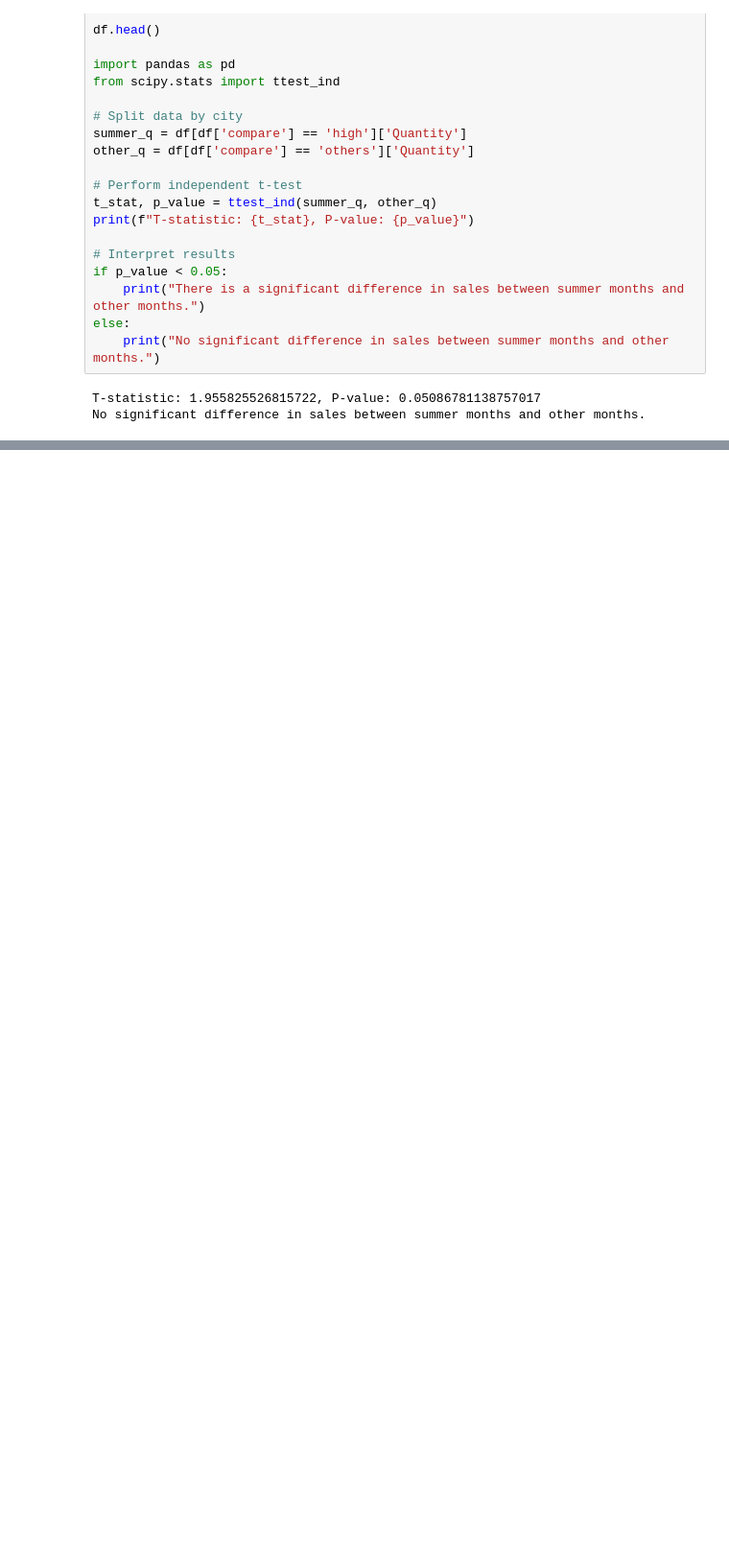
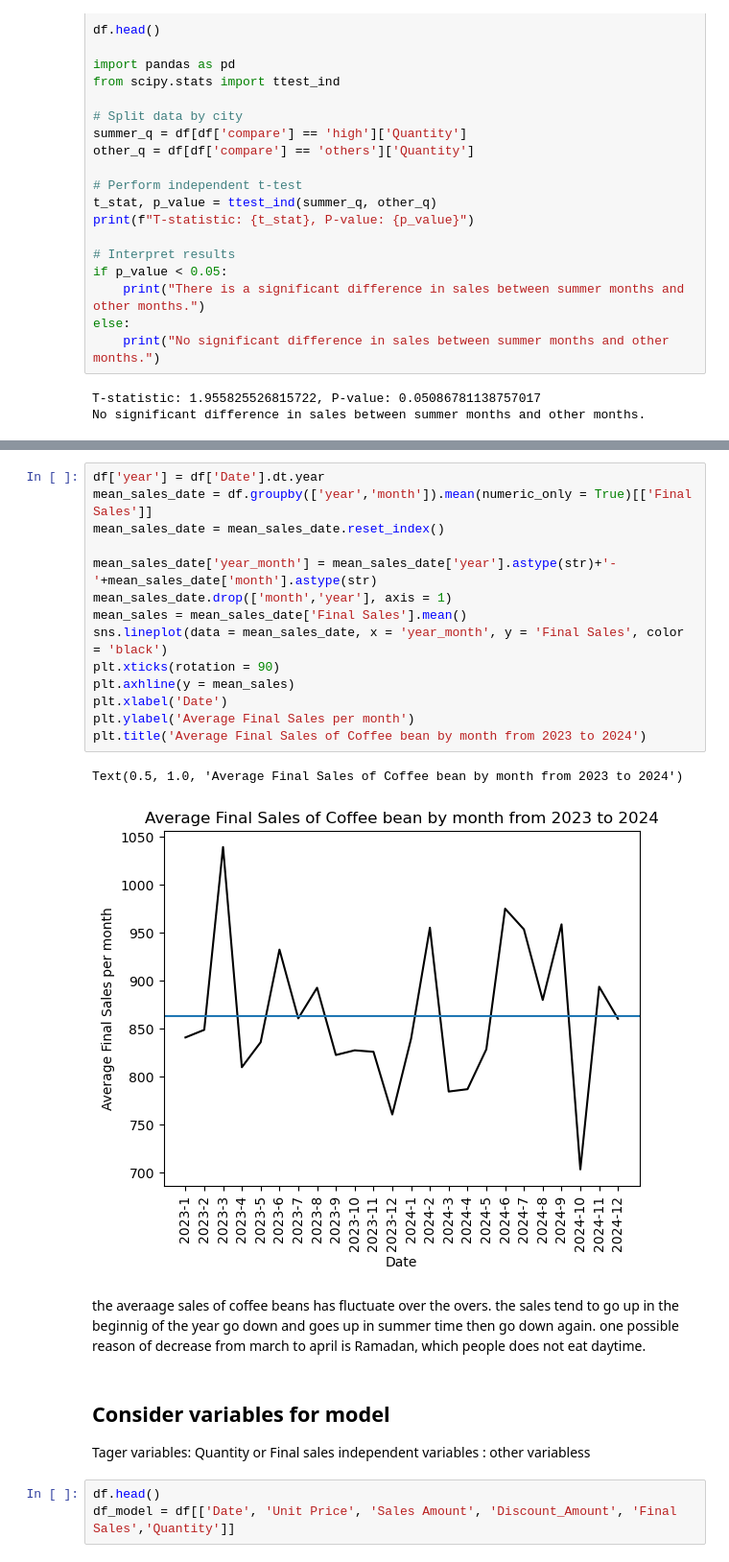
Before and after one commit to soonn22/CoffeeBeanSales, a Jupyter notebook: Analysis.ipynb, the cells around one changed output, grey strips where cells are left out. Shown at 96% size. Drawn from its saved outputs; the diff is of its cells as text; blank space fills up the shorter version.

```diff
--- a/Analysis.ipynb
+++ b/Analysis.ipynb
@@ -795,0 +839,27 @@ No significant difference in sales between summer months and other months.
+# %%
+df['year'] = df['Date'].dt.year
+mean_sales_date = df.groupby(['year','month']).mean(numeric_only = True)[['Final Sales']]
+mean_sales_date = mean_sales_date.reset_index()
+
+mean_sales_date['year_month'] = mean_sales_date['year'].astype(str)+'-'+mean_sales_date['month'].astype(str)
+mean_sales_date.drop(['month','year'], axis = 1)
+mean_sales = mean_sales_date['Final Sales'].mean()
+sns.lineplot(data = mean_sales_date, x = 'year_month', y = 'Final Sales', color = 'black')
+plt.xticks(rotation = 90)
+plt.axhline(y = mean_sales)
+plt.xlabel('Date')
+plt.ylabel('Average Final Sales per month')
+plt.title('Average Final Sales of Coffee bean by month from 2023 to 2024')
+# %% [output]
+Text(0.5, 1.0, 'Average Final Sales of Coffee bean by month from 2023 to 2024')
+[figure, added]
+# %% [markdown]
+the averaage sales of coffee beans has fluctuate over the overs. the sales tend to go up in the beginnig of the year go down and goes up in summer time then go down again.
+one possible reason of decrease from march to april is Ramadan, which people does not eat daytime.
+# %% [markdown]
+## Consider variables for model
+Tager variables: Quantity or Final sales
+independent variables : other variabless
+# %%
+df.head()
+df_model = df[['Date', 'Unit Price', 'Sales Amount', 'Discount_Amount', 'Final Sales','Quantity']]
```
Also changed, not shown: parts of 18 cells of this notebook, 9 other files.
